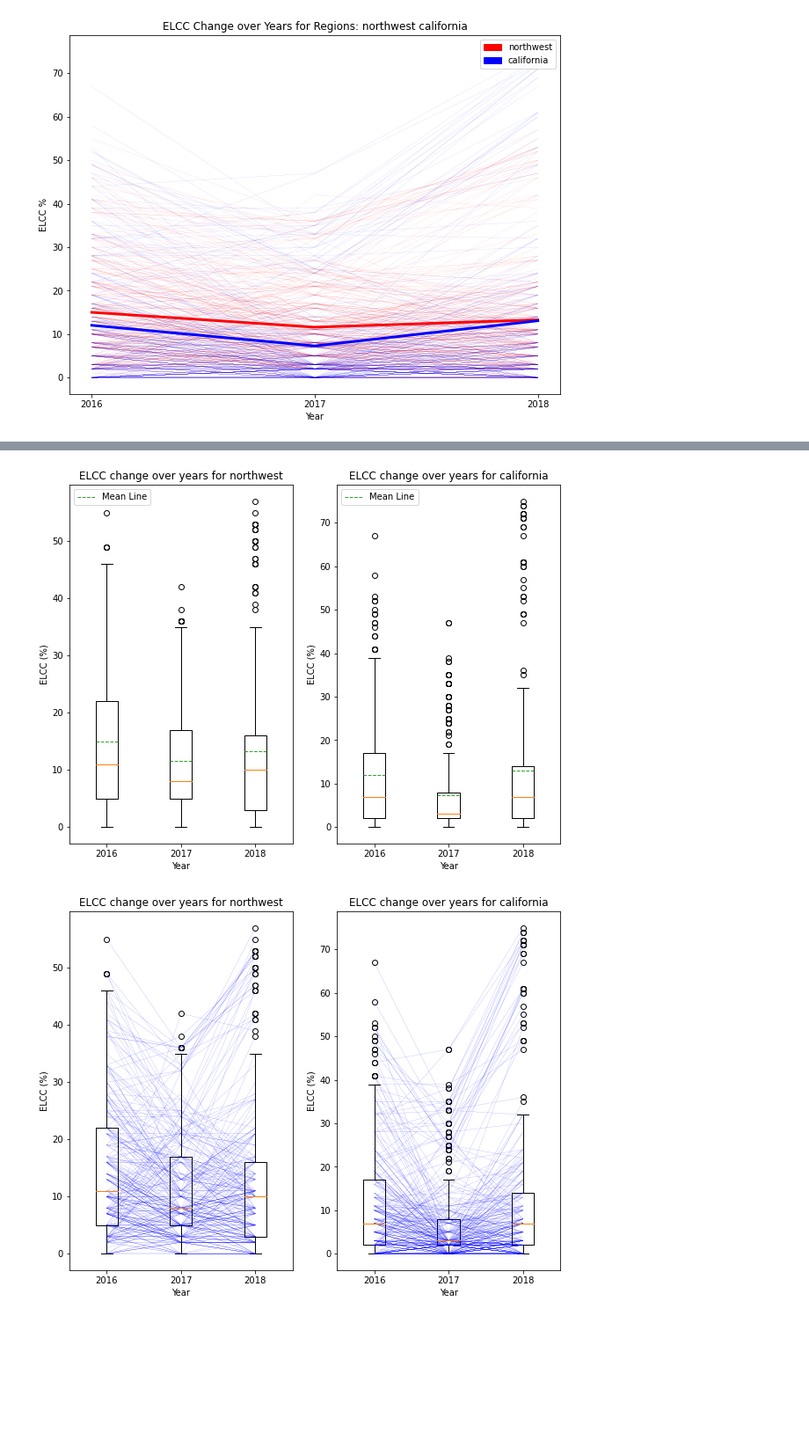
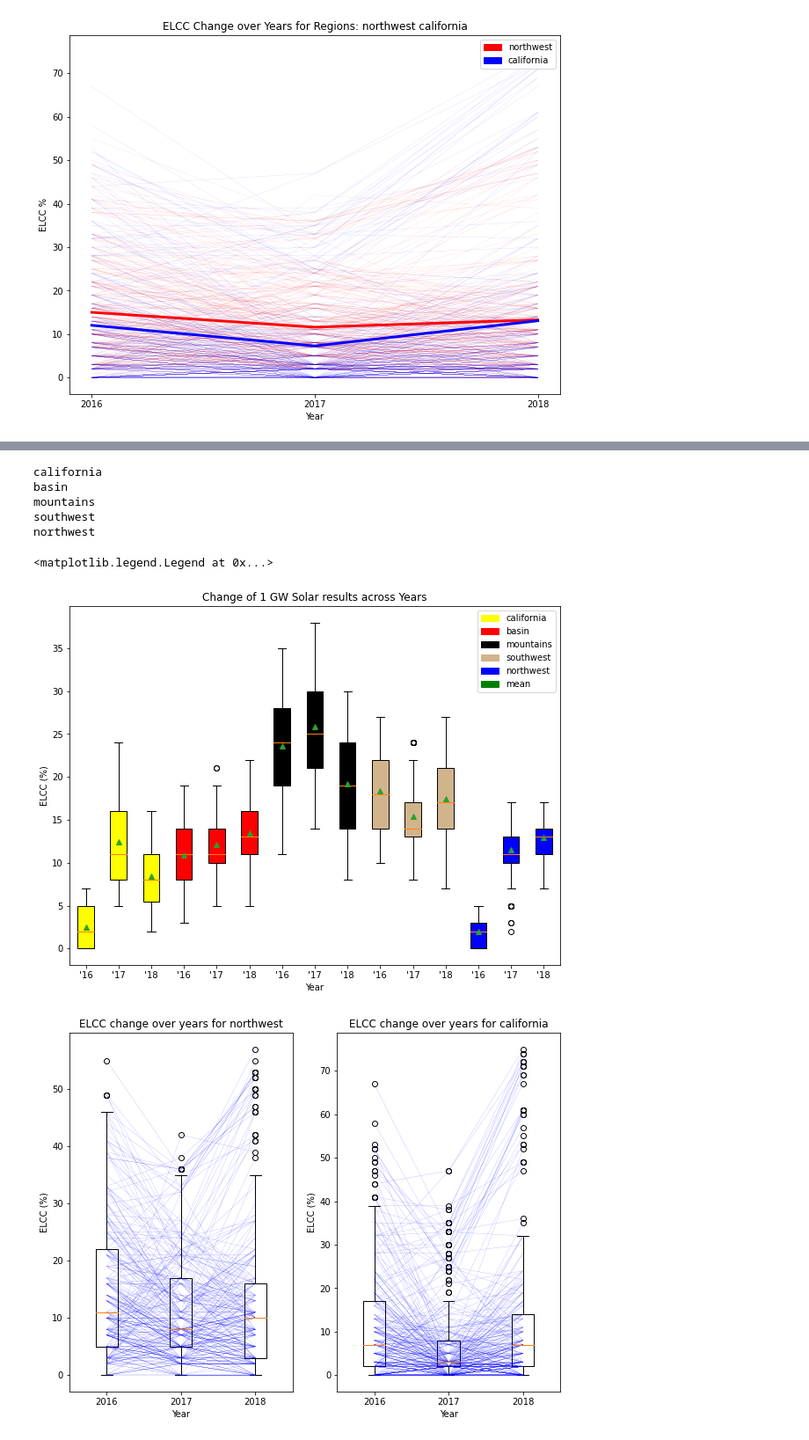
Before and after one commit to julflore000/WECC-Paper-Results, a Jupyter notebook: figure generation.ipynb, the cells around one changed output, grey strips where cells are left out. Shown at 88% size. Drawn from its saved outputs; the diff is of its cells as text; code cells hidden in the pictures; blank space fills up the shorter version.

```diff
--- a/figure generation.ipynb
+++ b/figure generation.ipynb
@@ -87,7 +87,7 @@ plt.figure(figsize=(figureSize[0],figureSize[1]))
 
 for index,region in enumerate(regions):
     boxplotData = [masterDict[region][0],masterDict[region][1],masterDict[region][2]]
-    plt.subplot(1,2,index+1)
+    plt.subplot(3,2,index+1)
     plt.boxplot(boxplotData,labels = yearList)
     plt.plot(boxplotIndexFixData[region],linewidth=lineWeight)
     plt.title("ELCC change over years for %s" %(region))
@@ -98,18 +98,53 @@ for index,region in enumerate(regions):
-# %%
-#boxplot with each respective year and associated means, can't see specific variations by location however
-# Creating axes instance
-plt.figure(figsize=(figureSize[0],figureSize[1]))
-for index,region in enumerate(regions):
-    boxplotData = [masterDict[region][0],masterDict[region][1],masterDict[region][2]]
-    plt.subplot(1,2,index+1)
-    # Creating plot
-    test = plt.boxplot(boxplotData,labels = yearList,showmeans = True,meanline = True)
-    plt.title("ELCC change over years for %s" %(region))
-    plt.xlabel("Year")
-    plt.ylabel("ELCC (%)")
-    plt.legend([test["means"][0]], ['Mean Line'], loc='upper left')
-# %% [output]
-[figure, removed]
+# %%
+#boxplot with each respective year and associated means, can't see specific variations by location however
+# Creating axes instance
+#%matplotlib widget
+yearList = ['2016','2017','2018']
+labelList = (np.ones(len(regions)*3) * 2).tolist()
+figureSize = [10,7.5]
+plt.figure(figsize=(figureSize[0],figureSize[1]))
+for index,region in enumerate(regions):
+    print(region)
+    if (index):
+        labelList[index*3] = (" '16 ")#%s " %(region))
+        labelList[index*3 +1] = (" '17 ")#%s " %(region))
+        labelList[index*3+2] = (" '18 ")#%s " %(region))
+        addList =  np.array([masterDict[region][0],masterDict[region][1],masterDict[region][2]])
+        boxplotData = np.concatenate((boxplotData, addList), axis=0)
+    else:
+        #inital list creation
+        labelList[index*3] = (" '16 ")#%s " %(region))
+        labelList[index*3 +1] = (" '17 ")#%s " %(region))
+        labelList[index*3+2] = (" '18 ")#%s " %(region))
+        boxplotData = np.array([masterDict[region][0],masterDict[region][1],masterDict[region][2]])
+    # Creating plot
+box = plt.boxplot(boxplotData.T,labels = labelList,showmeans = True,patch_artist= True)
+plt.title("Change of %s across Years" % (subject.replace("_", " ")))
+plt.xlabel("Year")
+plt.ylabel("ELCC (%)")
+colors = ['yellow', 'red', 'black', 'tan','blue']
+colorIndex = -1
+#filling in colors
+handleList = []
+for boxIndex, patch in enumerate(box['boxes']):
+    if not (boxIndex  % 3):
+        colorIndex += 1
+        handle = mpatches.Patch(color=colors[colorIndex], label=regions[colorIndex])
+        handleList.append(handle)
+    patch.set_facecolor(colors[colorIndex])
+meanLineHandle = mpatches.Patch(color='green', label="mean")
+handleList.append(meanLineHandle)
+
+plt.legend(handles=handleList,loc="upper right")#,fontsize ='small')
+#plt.legend([box["boxes"][0:2:len(box["boxes"])]], regions, loc='upper right')
+# %% [output]
+california
+basin
+mountains
+southwest
+northwest
+<matplotlib.legend.Legend at 0x...>
+[figure, added]
 # %%
 #mix of boxplot and line plots with set color such as blue
 # Creating axes instance
```
Also changed, not shown: parts of 5 cells of this notebook.
